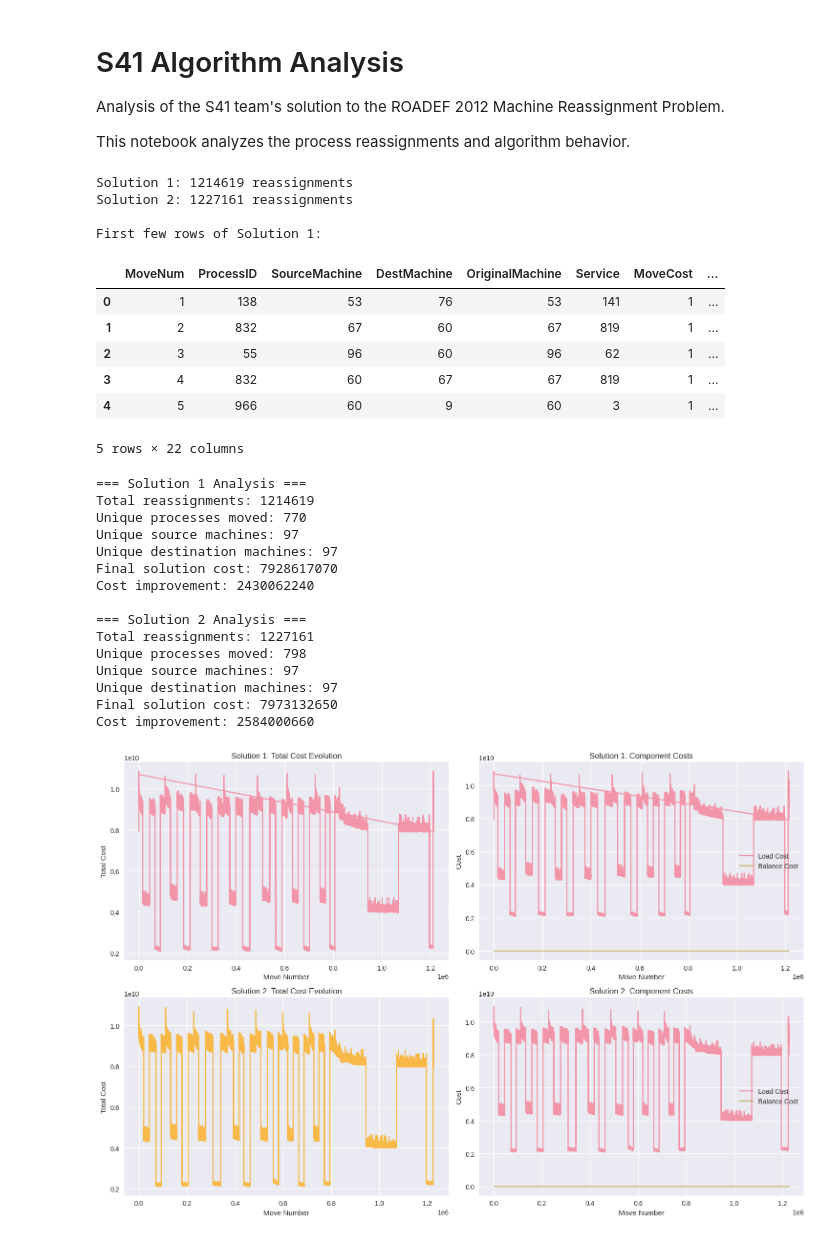
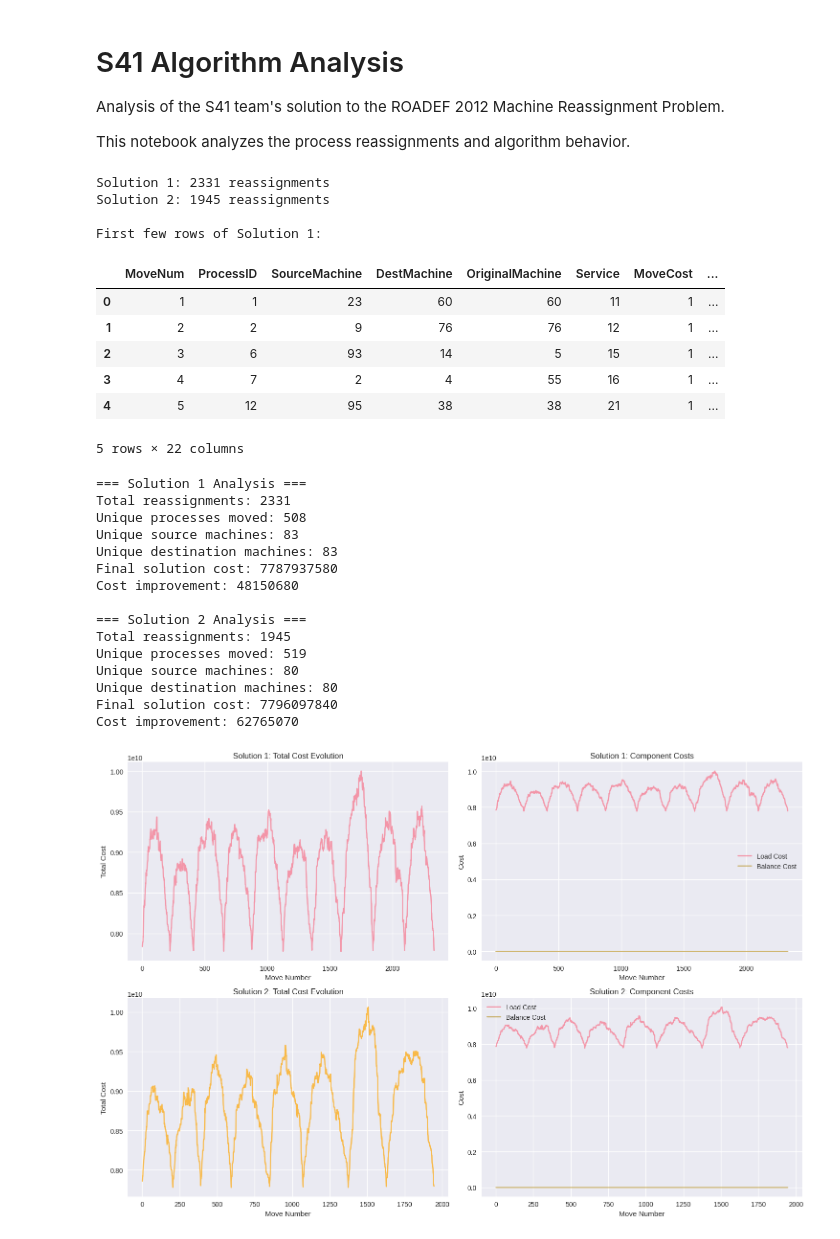
Before and after one commit to circleorange/mrp-approach-analysis, a Jupyter notebook: gavra/analytics/analysis.ipynb, the cells around one changed output. Saved outputs shown, nothing was run; the diff lists cells and outputs as text; code cells hidden in the pictures.

```diff
--- a/gavra/analytics/analysis.ipynb
+++ b/gavra/analytics/analysis.ipynb
@@ -17,24 +17,24 @@ plt.style.use('seaborn-v0_8')
 sns.set_palette("husl")
 # %%
 # Load the tracking data
-sol1_data = pd.read_csv('../process_reassignments_sol1.csv')
-sol2_data = pd.read_csv('../process_reassignments_sol2.csv')
+sol1_data = pd.read_csv('/home/pbiel/repos/mrp/gavra/results_a1_2_20250810_235705/process_reassignments_sol1.csv')
+sol2_data = pd.read_csv('/home/pbiel/repos/mrp/gavra/results_a1_2_20250810_235705/process_reassignments_sol2.csv')
 
 print(f"Solution 1: {len(sol1_data)} reassignments")
 print(f"Solution 2: {len(sol2_data)} reassignments")
 print("\nFirst few rows of Solution 1:")
 sol1_data.head()
 # %% [output]
-Solution 1: 1214619 reassignments
-Solution 2: 1227161 reassignments
+Solution 1: 2331 reassignments
+Solution 2: 1945 reassignments
 
 First few rows of Solution 1:
 |  | MoveNum | ProcessID | SourceMachine | DestMachine | OriginalMachine | Service | MoveCost | ... |
-| 0 | 1 | 138 | 53 | 76 | 53 | 141 | 1 | ... |
-| 1 | 2 | 832 | 67 | 60 | 67 | 819 | 1 | ... |
-| 2 | 3 | 55 | 96 | 60 | 96 | 62 | 1 | ... |
-| 3 | 4 | 832 | 60 | 67 | 67 | 819 | 1 | ... |
-| 4 | 5 | 966 | 60 | 9 | 60 | 3 | 1 | ... |
+| 0 | 1 | 1 | 23 | 60 | 60 | 11 | 1 | ... |
+| 1 | 2 | 2 | 9 | 76 | 76 | 12 | 1 | ... |
+| 2 | 3 | 6 | 93 | 14 | 5 | 15 | 1 | ... |
+| 3 | 4 | 7 | 2 | 4 | 55 | 16 | 1 | ... |
+| 4 | 5 | 12 | 95 | 38 | 38 | 21 | 1 | ... |
 5 rows × 22 columns
 # %%
 # Basic statistics about the reassignments
@@ -53,20 +53,20 @@ sol1_analysis = analyze_reassignments(sol1_data, "Solution 1")
 sol2_analysis = analyze_reassignments(sol2_data, "Solution 2")
 # %% [output]
 === Solution 1 Analysis ===
-Total reassignments: 1214619
-Unique processes moved: 770
-Unique source machines: 97
-Unique destination machines: 97
-Final solution cost: 7928617070
-Cost improvement: 2430062240
+Total reassignments: 2331
+Unique processes moved: 508
+Unique source machines: 83
+Unique destination machines: 83
+Final solution cost: 7787937580
+Cost improvement: 48150680
 
 === Solution 2 Analysis ===
-Total reassignments: 1227161
-Unique processes moved: 798
-Unique source machines: 97
-Unique destination machines: 97
-Final solution cost: 7973132650
-Cost improvement: 2584000660
+Total reassignments: 1945
+Unique processes moved: 519
+Unique source machines: 80
+Unique destination machines: 80
+Final solution cost: 7796097840
+Cost improvement: 62765070
 # %%
 # Plot cost evolution over time
 fig, axes = plt.subplots(2, 2, figsize=(15, 10))
@@ -100,7 +100,7 @@ axes[1, 1].legend()
 plt.tight_layout()
 plt.show()
 # %% [output]
-[figure, old version]
+[figure, new version]
 # %%
 # Compare the two solutions
 plt.figure(figsize=(12, 6))
```
Also changed, not shown: parts of 5 cells of this notebook, 13 other files.
